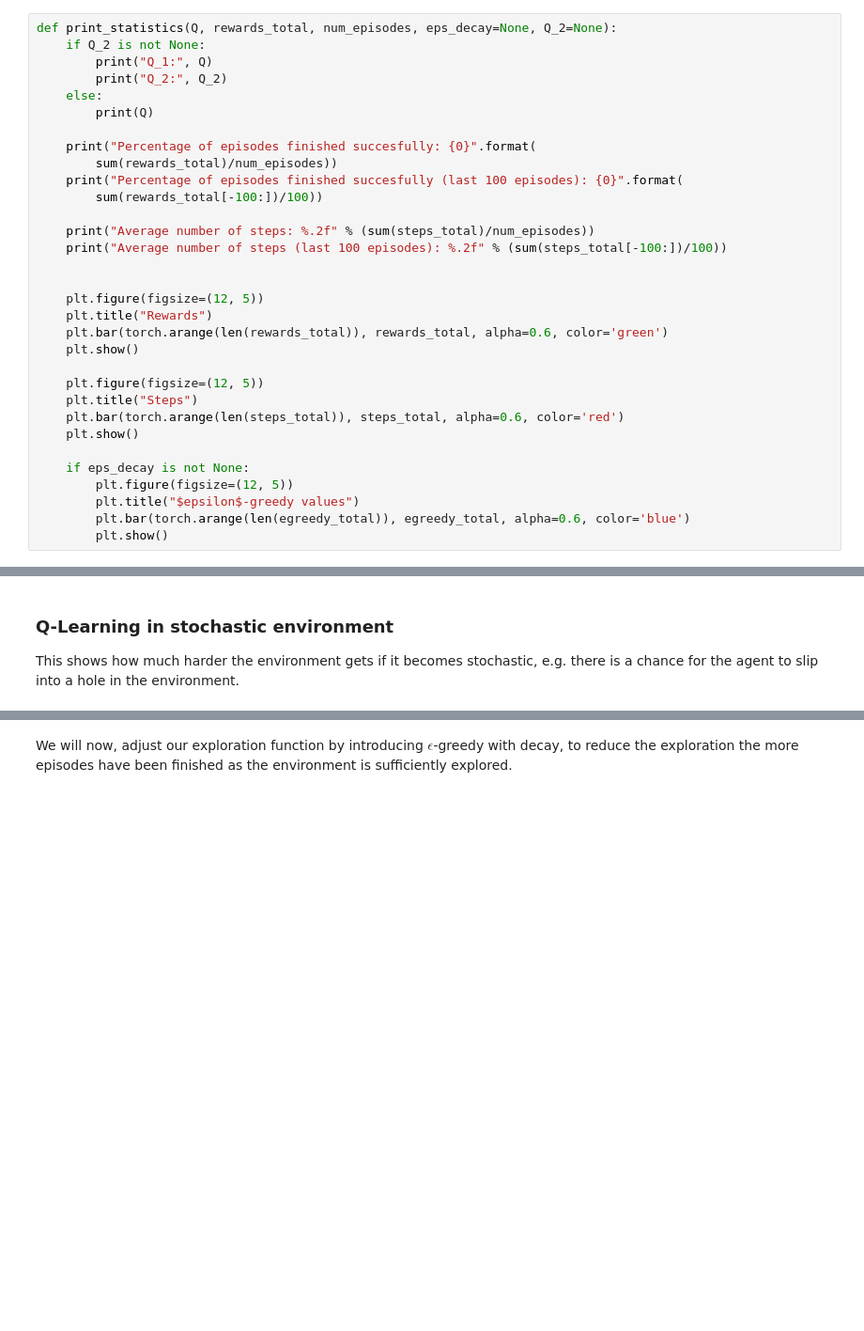
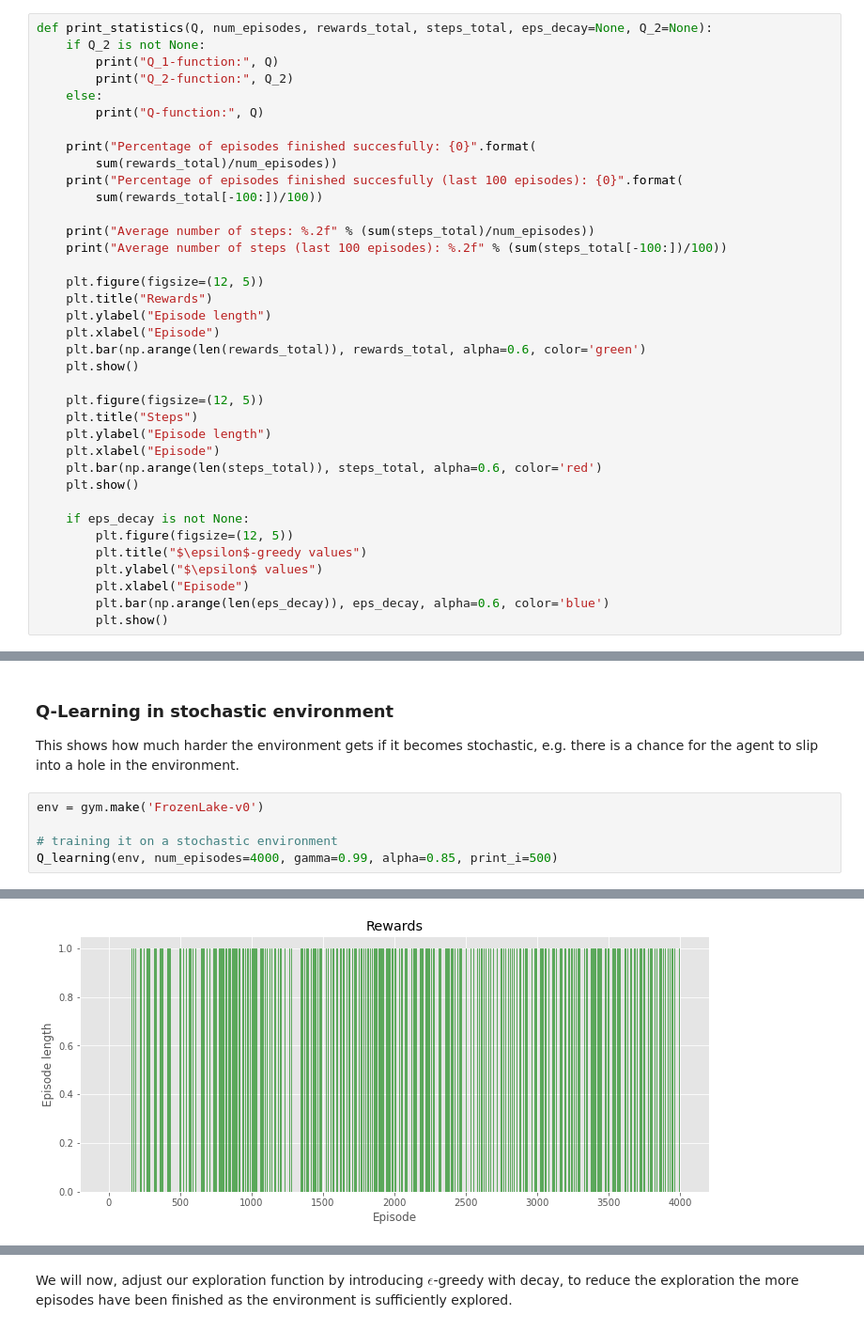
Before and after one commit to RobvanGastel/meta-rl-algorithms, a Jupyter notebook: TD/Tabular (Double) Q-learning on the FrozenLake environment.ipynb, the cells around one changed output, grey strips where cells are left out. Shown: that part at 94% size. Saved outputs shown, nothing was run; the diff lists cells and outputs as text; blank space fills up the shorter version.

```diff
--- a/TD/Tabular (Double) Q-learning on the FrozenLake environment.ipynb
+++ b/TD/Tabular (Double) Q-learning on the FrozenLake environment.ipynb
@@ -26,12 +21,12 @@ Also named off-policy TD control for estimating the policy, can be found in chap
 # %% [markdown]
 # <img src="../img/Q-learning_CH6.5.png">
 # %%
-def print_statistics(Q, rewards_total, num_episodes, eps_decay=None, Q_2=None):
+def print_statistics(Q, num_episodes, rewards_total, steps_total, eps_decay=None, Q_2=None):
     if Q_2 is not None:
-        print("Q_1:", Q)
-        print("Q_2:", Q_2)
+        print("Q_1-function:", Q)
+        print("Q_2-function:", Q_2)
     else:
-        print(Q)
+        print("Q-function:", Q)
 
     print("Percentage of episodes finished succesfully: {0}".format(
         sum(rewards_total)/num_episodes))
@@ -41,20 +36,25 @@ def print_statistics(Q, rewards_total, num_episodes, eps_decay=None, Q_2=None):
     print("Average number of steps: %.2f" % (sum(steps_total)/num_episodes))
     print("Average number of steps (last 100 episodes): %.2f" % (sum(steps_total[-100:])/100))
 
-
     plt.figure(figsize=(12, 5))
     plt.title("Rewards")
-    plt.bar(torch.arange(len(rewards_total)), rewards_total, alpha=0.6, color='green')
+    plt.ylabel("Episode length")
+    plt.xlabel("Episode")
+    plt.bar(np.arange(len(rewards_total)), rewards_total, alpha=0.6, color='green')
     plt.show()
 
     plt.figure(figsize=(12, 5))
     plt.title("Steps")
-    plt.bar(torch.arange(len(steps_total)), steps_total, alpha=0.6, color='red')
+    plt.ylabel("Episode length")
+    plt.xlabel("Episode")
+    plt.bar(np.arange(len(steps_total)), steps_total, alpha=0.6, color='red')
     plt.show()
 
     if eps_decay is not None:
         plt.figure(figsize=(12, 5))
-        plt.title("$epsilon$-greedy values")
-        plt.bar(torch.arange(len(egreedy_total)), egreedy_total, alpha=0.6, color='blue')
+        plt.title("$\epsilon$-greedy values")
+        plt.ylabel("$\epsilon$ values")
+        plt.xlabel("Episode")
+        plt.bar(np.arange(len(eps_decay)), eps_decay, alpha=0.6, color='blue')
         plt.show()
 # %%
@@ -132,3 +130,9 @@ Average number of steps (last 100 episodes): 6.00
 ### Q-Learning in stochastic environment
 
 This shows how much harder the environment gets if it becomes stochastic, e.g. there is a chance for the agent to slip into a hole in the environment.
+# %%
+env = gym.make('FrozenLake-v0')
+
+# training it on a stochastic environment
+Q_learning(env, num_episodes=4000, gamma=0.99, alpha=0.85, print_i=500)
+# %% [output]
@@ -134,0 +156 @@ This shows how much harder the environment gets if it becomes stochastic, e.g. t
+[figure, added]
```
Also changed, not shown: parts of 13 cells of this notebook, 8 other files.
